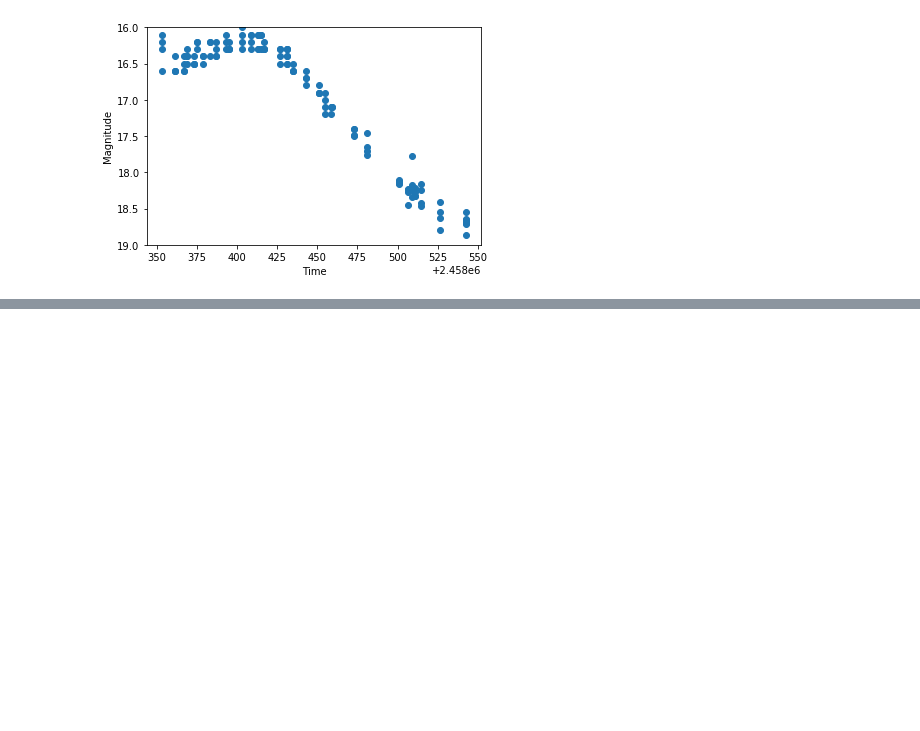
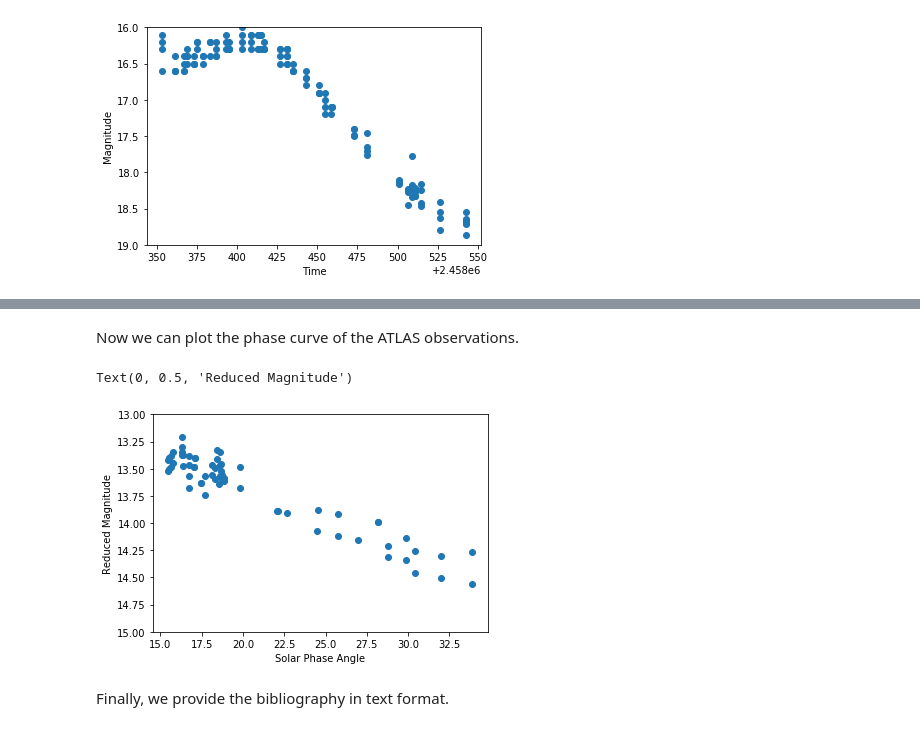
Before and after one commit to NASA-Planetary-Science/sbpy-tutorial, a Jupyter notebook: notebooks/data/Obs.ipynb, the cells around one changed output, grey strips where cells are left out. Saved outputs shown, nothing was run; the diff lists cells and outputs as text; code cells hidden in the pictures; blank space fills up the shorter version.

```diff
--- a/notebooks/data/Obs.ipynb
+++ b/notebooks/data/Obs.ipynb
@@ -188,0 +194,4 @@ Text(0, 0.5, 'Magnitude')
+# %%
+atlas = Obs.from_table(atlas[::2])
+atlas_sup = atlas.supplement(id_field='number')
+atlas_sup
@@ -188,0 +216,13 @@ Text(0, 0.5, 'Magnitude')
+# %% [markdown]
+Now we can plot the phase curve of the ATLAS observations.
+# %%
+plt.scatter(atlas_sup['alpha'],
+            atlas_sup['mag']-5*np.log10(atlas_sup['r'].to('au').value*atlas_sup['delta'].to('au').value)*u.mag)
+plt.ylim([15, 13])
+plt.xlabel('Solar Phase Angle')
+plt.ylabel('Reduced Magnitude')
+# %% [output]
+Text(0, 0.5, 'Reduced Magnitude')
+[figure, added]
+# %% [markdown]
+Finally, we provide the bibliography in text format.
```
Also changed, not shown: parts of 8 cells of this notebook, 1 other file.
